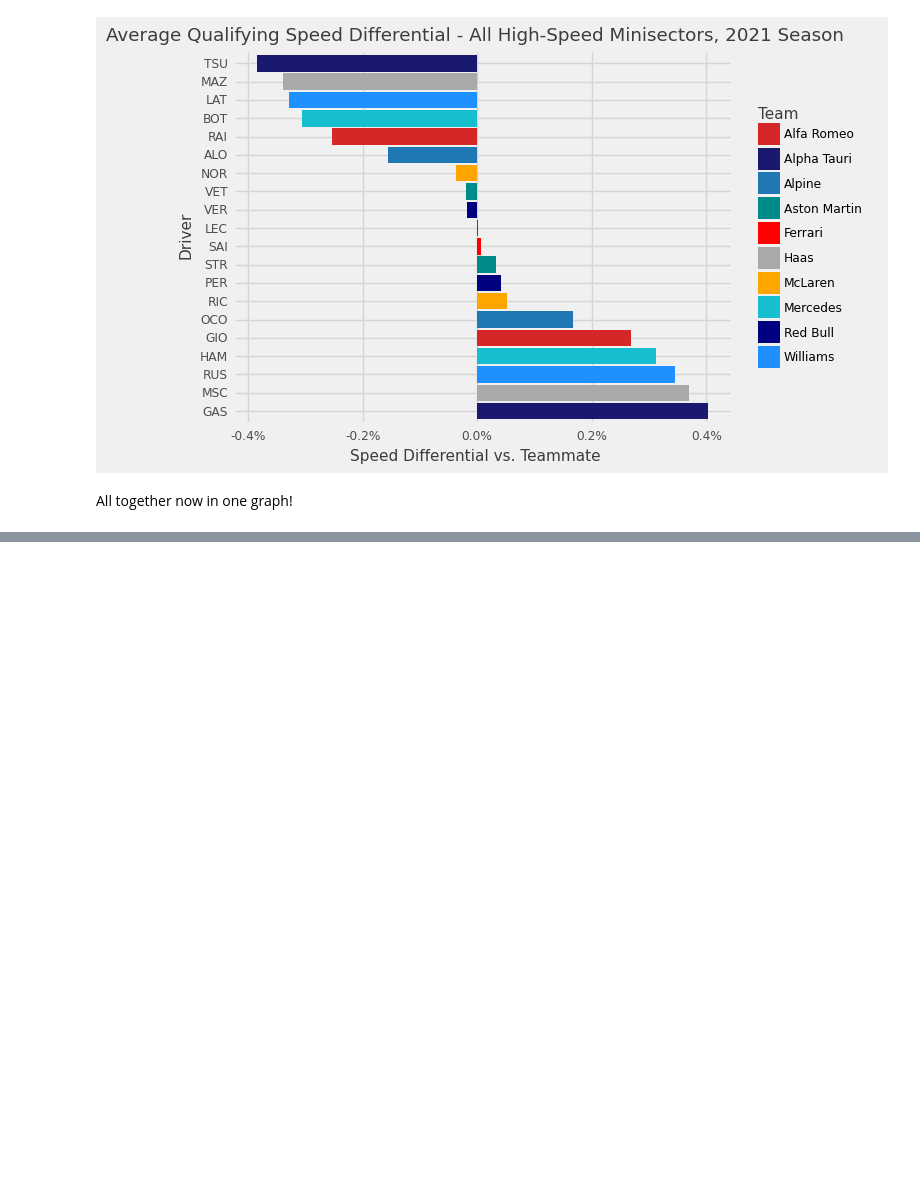
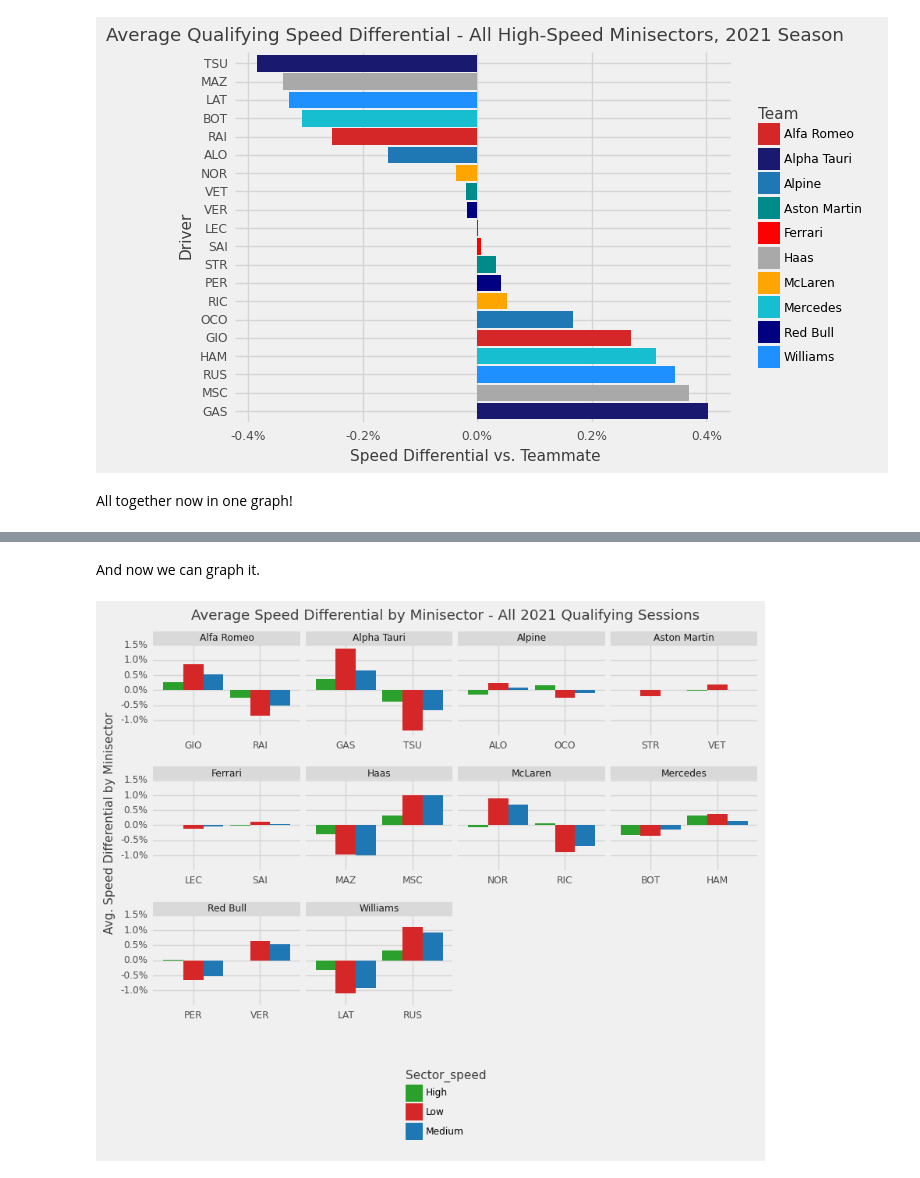
Before and after one commit to jackhopper/F1-Analysis, a Jupyter notebook: f1_all_quali_analysis.ipynb, the cells around one changed output, grey strips where cells are left out. Drawn from its saved outputs; the diff is of its cells as text; code cells hidden in the pictures; blank space fills up the shorter version.

Commit message:
Adds all-driver graph

```diff
--- a/f1_all_quali_analysis.ipynb
+++ b/f1_all_quali_analysis.ipynb
@@ -219,0 +222,17 @@ All together now in one graph!
+# %%
+#First we need to create the proper dataset - each driver's average speed for each minisector type
+driver_type_speed = average_speed.groupby(['Driver', 'Team', 'Sector_speed'])['Speed'].mean().reset_index().sort_values(by = ['Team', 'Speed'], ascending=(True, False))#.apply(pd.Series.pct_change)['Speed'].to_frame()
+
+#This calculates the faster driver's gap to their teammate in each sector type
+gap_faster = driver_type_speed.groupby(['Team', 'Sector_speed'])['Speed'].apply(pd.Series.pct_change).to_frame().rename(columns={"Speed":"gap_faster"})
+#And join back to the main data frame (test form)
+driver_type_speed = pd.concat([driver_type_speed, gap_faster], axis = 1)
+
+#This calculates the slower driver's gap to their teammate in each sector type
+gap_slower = driver_type_speed.sort_values(by = ['Team', 'Speed'], ascending = True).groupby(['Team', 'Sector_speed'])['Speed'].apply(pd.Series.pct_change).to_frame().rename(columns={"Speed":"gap_slower"})
+#And join back to the main data frame (test form)
+driver_type_speed = pd.concat([driver_type_speed, gap_slower], axis = 1)
+
+#Finally, reduce unnecessary columns
+driver_type_speed['speed_gap'] = np.where(driver_type_speed['gap_faster'].isnull(),driver_type_speed['gap_slower'], driver_type_speed['gap_faster'])
+driver_type_speed = driver_type_speed.drop(columns = ['gap_faster', 'gap_slower'])
@@ -219,0 +252,24 @@ All together now in one graph!
+# %% [markdown]
+And now we can graph it.
+# %%
+from plotnine import theme, facet_wrap, element_line
+#Create table - one row per session
+
+driver_type_speed['speed_gap_pct'] = driver_type_speed['speed_gap'] * 100
+
+d = (
+    ggplot(driver_type_speed, aes(x = 'Driver', y = 'speed_gap_pct', fill = 'Sector_speed'))
+    + geom_col(position = 'dodge')
+    + theme_538()
+    + labs(x = '', y = 'Avg. Speed Differential by Minisector')
+    + ggtitle('Average Speed Differential by Minisector - All 2021 Qualifying Sessions')
+    + guides(color = False, size = False)
+    + scale_y_continuous(labels=custom_format('{:.1f}%'))
+    + theme(legend_position = (.5, -.1), figure_size = (10,6), subplots_adjust= {'hspace':0.5})
+    +scale_fill_manual(values= ['tab:green', 'tab:red', 'tab:blue'])
+    + facet_wrap('~Team', scales = 'free_x')
+)
+
+print(d)
+# %% [output]
+[figure, added]
```
Also changed, not shown: parts of 2 cells of this notebook.
